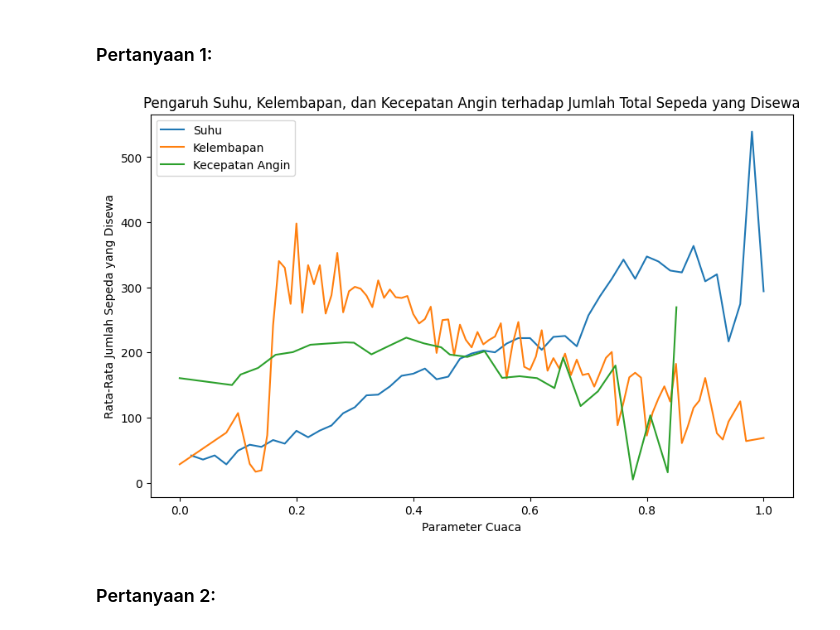
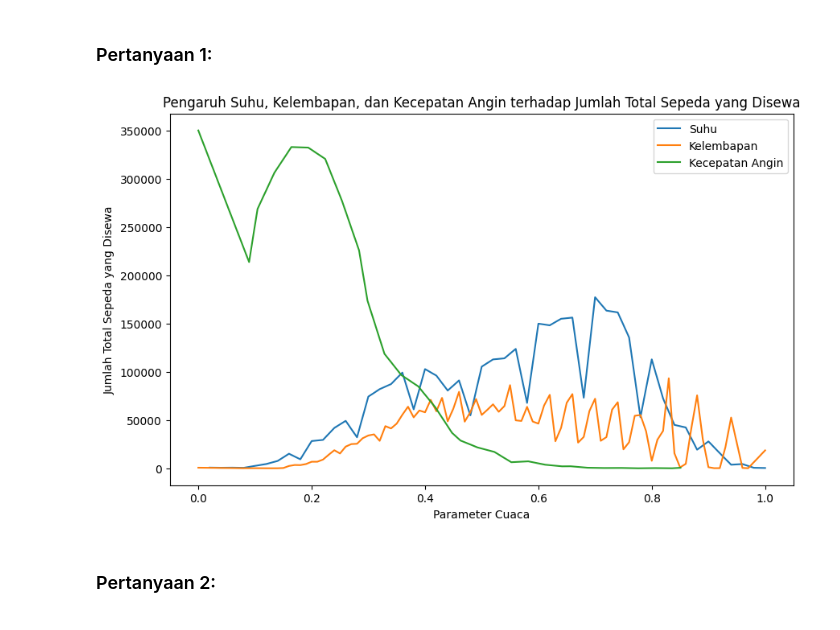
Before and after one commit to AidlF4jr1i/Data_analysis_dicoding, a Jupyter notebook: Analysis.ipynb, the cells around one changed output. Cells and saved outputs as stored; diff of their text form; code cells hidden in the pictures.

```diff
--- a/Analysis.ipynb
+++ b/Analysis.ipynb
@@ -506,22 +505,22 @@ plt.show()
 # %%
 fig, ax = plt.subplots(figsize=(10,6))
 
 # Suhu
-hour_df.groupby('temp')['cnt'].mean().plot(ax=ax, label='Suhu')
+hour_df.groupby('temp')['cnt'].sum().plot(ax=ax, label='Suhu')
 
 # Kelembapan
-hour_df.groupby('hum')['cnt'].mean().plot(ax=ax, label='Kelembapan')
+hour_df.groupby('hum')['cnt'].sum().plot(ax=ax, label='Kelembapan')
 
 # Kecepatan Angin
-hour_df.groupby('windspeed')['cnt'].mean().plot(ax=ax, label='Kecepatan Angin')
+hour_df.groupby('windspeed')['cnt'].sum().plot(ax=ax, label='Kecepatan Angin')
 
 ax.set_title('Pengaruh Suhu, Kelembapan, dan Kecepatan Angin terhadap Jumlah Total Sepeda yang Disewa')
 ax.set_xlabel('Parameter Cuaca')
-ax.set_ylabel('Rata-Rata Jumlah Sepeda yang Disewa')
+ax.set_ylabel('Jumlah Total Sepeda yang Disewa')
 ax.legend()
 plt.show()
 # %% [output]
-[figure, old version]
+[figure, new version]
 # %% [markdown]
 ### Pertanyaan 2:
 # %%
```
Also changed, not shown: parts of 3 cells of this notebook, 3 other files.
